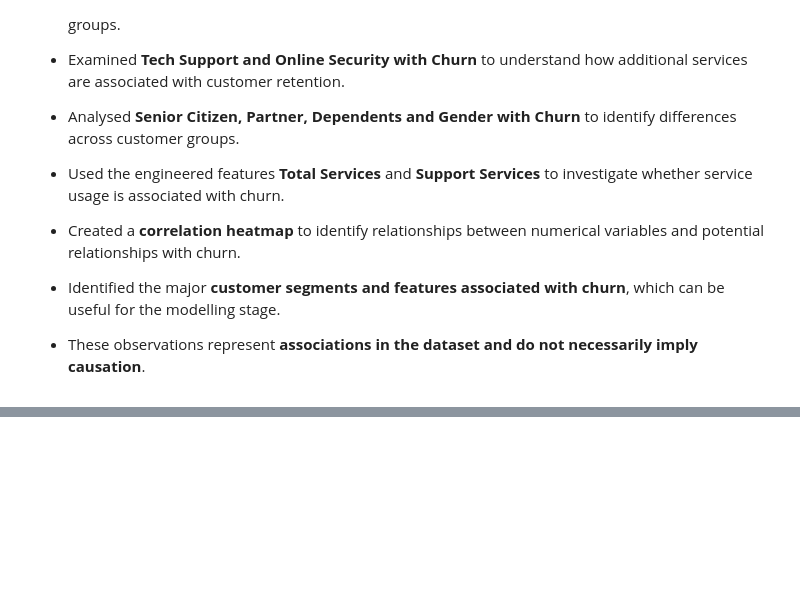
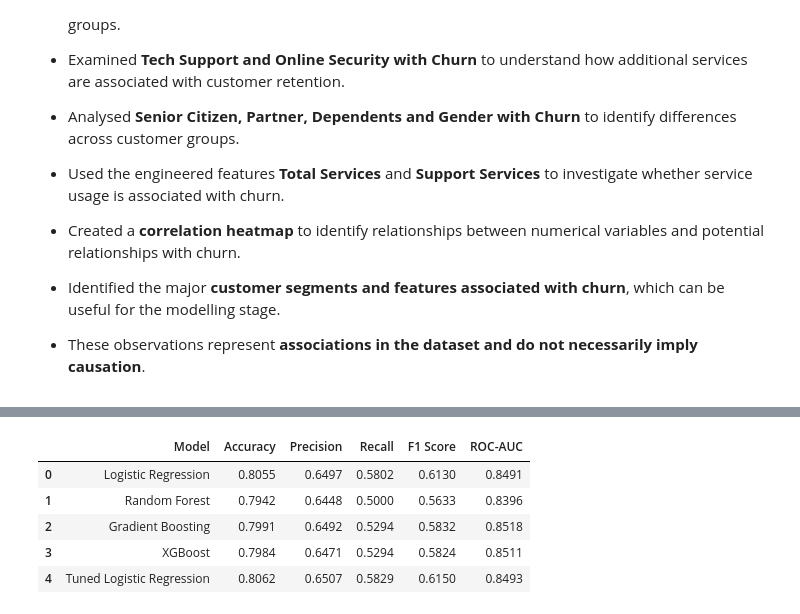
Before and after one commit to RATHICK2951/Data-Analytics---Batch10-, a Jupyter notebook: Notebook/EDA.ipynb, the cells around one changed output, grey strips where cells are left out. Cells and saved outputs as stored; diff of their text form; code cells hidden in the pictures; blank space fills up the shorter version.

```diff
--- a/Notebook/EDA.ipynb
+++ b/Notebook/EDA.ipynb
@@ -561,0 +658,56 @@ plt.show()
+# %%
+# Model performance comparison
+
+model_results = pd.DataFrame({
+    "Model": [
+        "Logistic Regression",
+        "Random Forest",
+        "Gradient Boosting",
+        "XGBoost",
+        "Tuned Logistic Regression"
+    ],
+    "Accuracy": [
+        0.8055,
+        0.7942,
+        0.7991,
+        0.7984,
+        0.8062
+    ],
+    "Precision": [
+        0.6497,
+        0.6448,
+        0.6492,
+        0.6471,
+        0.6507
+    ],
+    "Recall": [
+        0.5802,
+        0.5000,
+        0.5294,
+        0.5294,
+        0.5829
+    ],
+    "F1 Score": [
+        0.6130,
+        0.5633,
+        0.5832,
+        0.5824,
+        0.6150
+    ],
+    "ROC-AUC": [
+        0.8491,
+        0.8396,
+        0.8518,
+        0.8511,
+        0.8493
+    ]
+})
+
+model_results
+# %% [output]
+|  | Model | Accuracy | Precision | Recall | F1 Score | ROC-AUC |
+| 0 | Logistic Regression | 0.8055 | 0.6497 | 0.5802 | 0.6130 | 0.8491 |
+| 1 | Random Forest | 0.7942 | 0.6448 | 0.5000 | 0.5633 | 0.8396 |
+| 2 | Gradient Boosting | 0.7991 | 0.6492 | 0.5294 | 0.5832 | 0.8518 |
+| 3 | XGBoost | 0.7984 | 0.6471 | 0.5294 | 0.5824 | 0.8511 |
+| 4 | Tuned Logistic Regression | 0.8062 | 0.6507 | 0.5829 | 0.6150 | 0.8493 |
```
Also changed, not shown: parts of 6 cells of this notebook, 4 other files.
